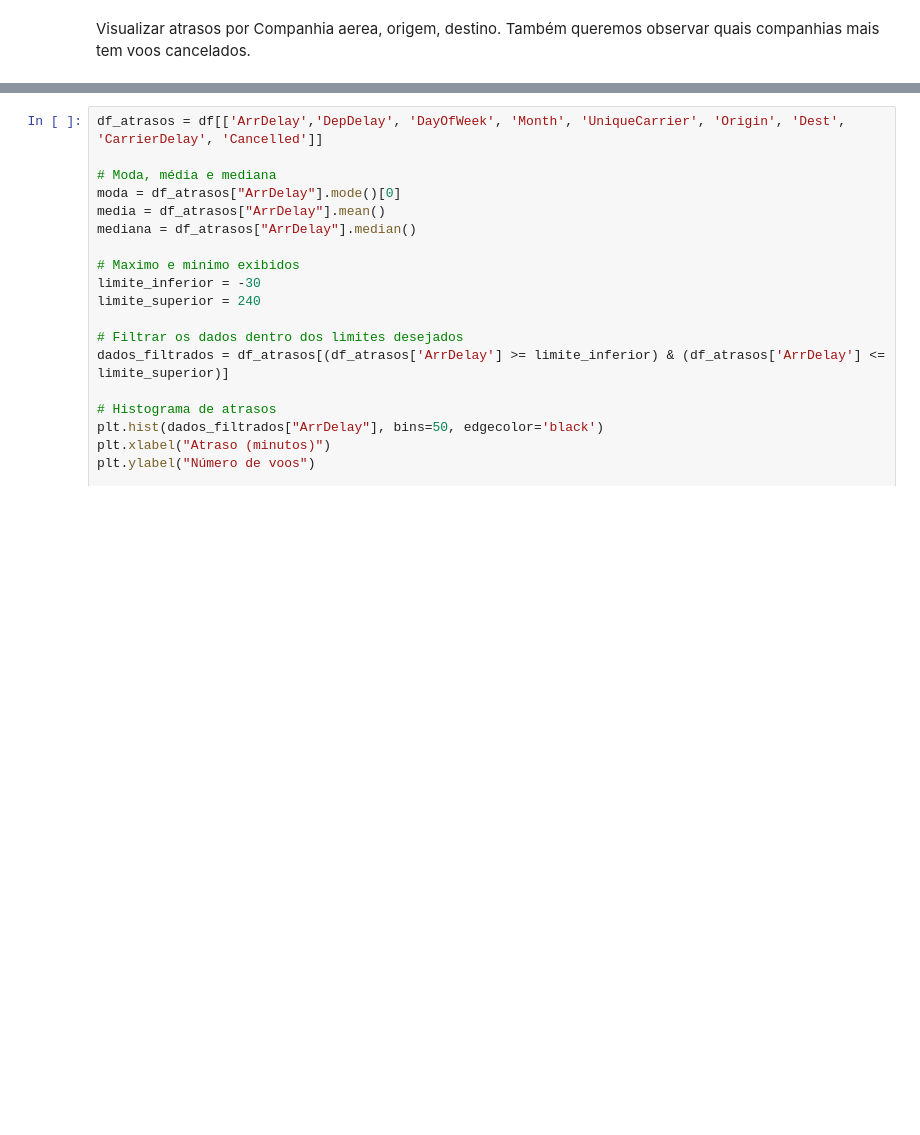
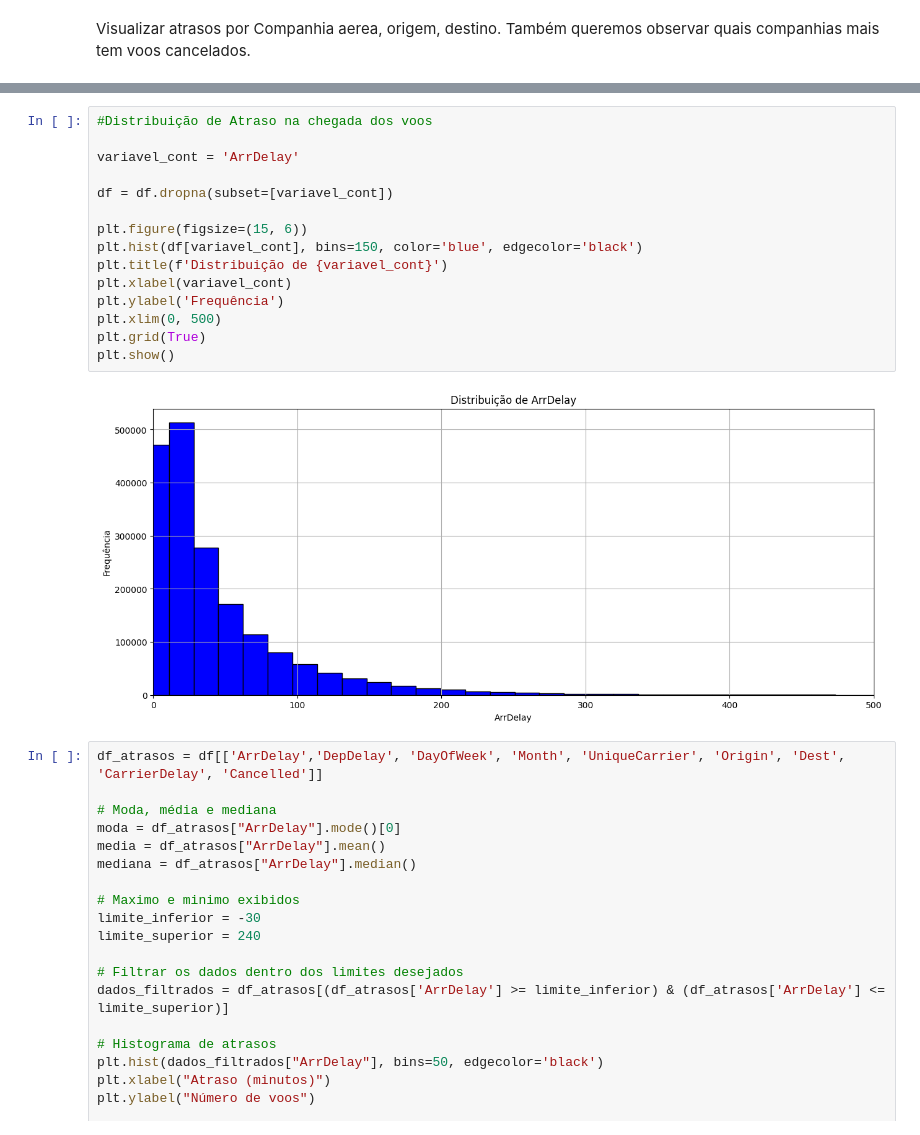
Before and after one commit to ThiagoRochedo/Projeto_Mod05_Ada_VemSerTech, a Jupyter notebook: Projeto.ipynb, the cells around one changed output, grey strips where cells are left out. Saved outputs shown, nothing was run; the diff lists cells and outputs as text; blank space fills up the shorter version.

```diff
--- a/Projeto.ipynb
+++ b/Projeto.ipynb
@@ -252,3 +268,20 @@ Também queremos observar quais companhias mais tem voos cancelados.
+# %%
+#Distribuição de Atraso na chegada dos voos
+
+variavel_cont = 'ArrDelay'
+
+df = df.dropna(subset=[variavel_cont])
+
+plt.figure(figsize=(15, 6))
+plt.hist(df[variavel_cont], bins=150, color='blue', edgecolor='black')
+plt.title(f'Distribuição de {variavel_cont}')
+plt.xlabel(variavel_cont)
+plt.ylabel('Frequência')
+plt.xlim(0, 500)
+plt.grid(True)
+plt.show()
+# %% [output]
+[figure, added]
 # %%
 df_atrasos = df[['ArrDelay','DepDelay', 'DayOfWeek', 'Month', 'UniqueCarrier', 'Origin', 'Dest', 'CarrierDelay', 'Cancelled']]
 
```
Also changed, not shown: parts of 3 cells of this notebook.
